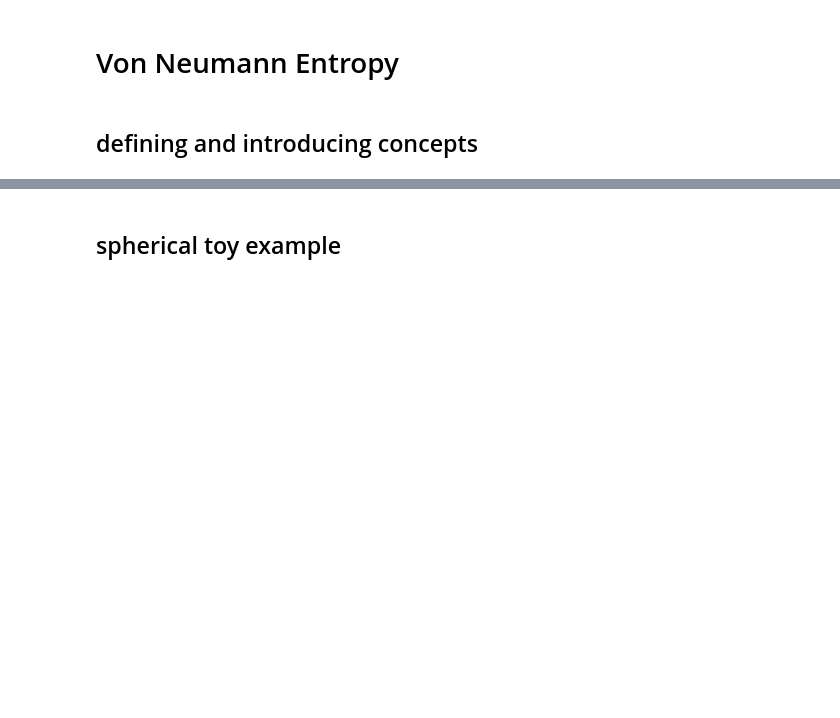
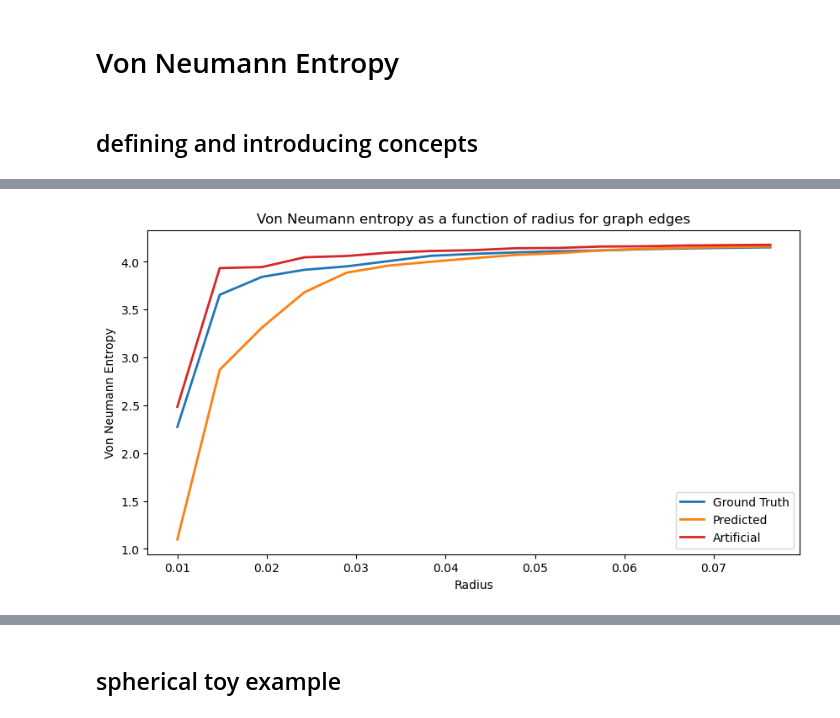
Before and after one commit to abelsalm/Celullar-Tissue-Spatial-Metrics-, a Jupyter notebook: spectral-graph-entropy/spectral_graph_tests.ipynb, the cells around one changed output, grey strips where cells are left out. Cells and saved outputs as stored; diff of their text form; code cells hidden in the pictures; blank space fills up the shorter version.

```diff
--- a/spectral-graph-entropy/spectral_graph_tests.ipynb
+++ b/spectral-graph-entropy/spectral_graph_tests.ipynb
@@ -523,9 +586,15 @@ plt.show()
 # %%
 # all plots in one figure
 plt.figure(figsize=(10, 5))
-plt.plot(radius_values, entropy_gt, label="Ground Truth")
-plt.plot(radius_values, entropy_test, label="Predicted")
-plt.plot(radius_values, entropy_mean, label="Mean")
-plt.plot(radius_values, entropy_artificial, label="Artificial")
+plt.plot(radius_values[5:], entropy_gt[5:], label="Ground Truth", linewidth=2)
+plt.plot(radius_values[5:], entropy_test[5:], label="Predicted", linewidth=2)
+# plt.plot(radius_values, entropy_mean, label="Mean")
+plt.plot(radius_values[5:], entropy_artificial[5:], label="Artificial", color='tab:red', linewidth=2)
+plt.title("Von Neumann entropy as a function of radius for graph edges")
+plt.xlabel("Radius")
+plt.ylabel("Von Neumann Entropy")
+plt.legend()
 plt.show()
+# %% [output]
+[figure, added]
 # %%
```
Also changed, not shown: parts of 23 cells of this notebook, 13 other files.
